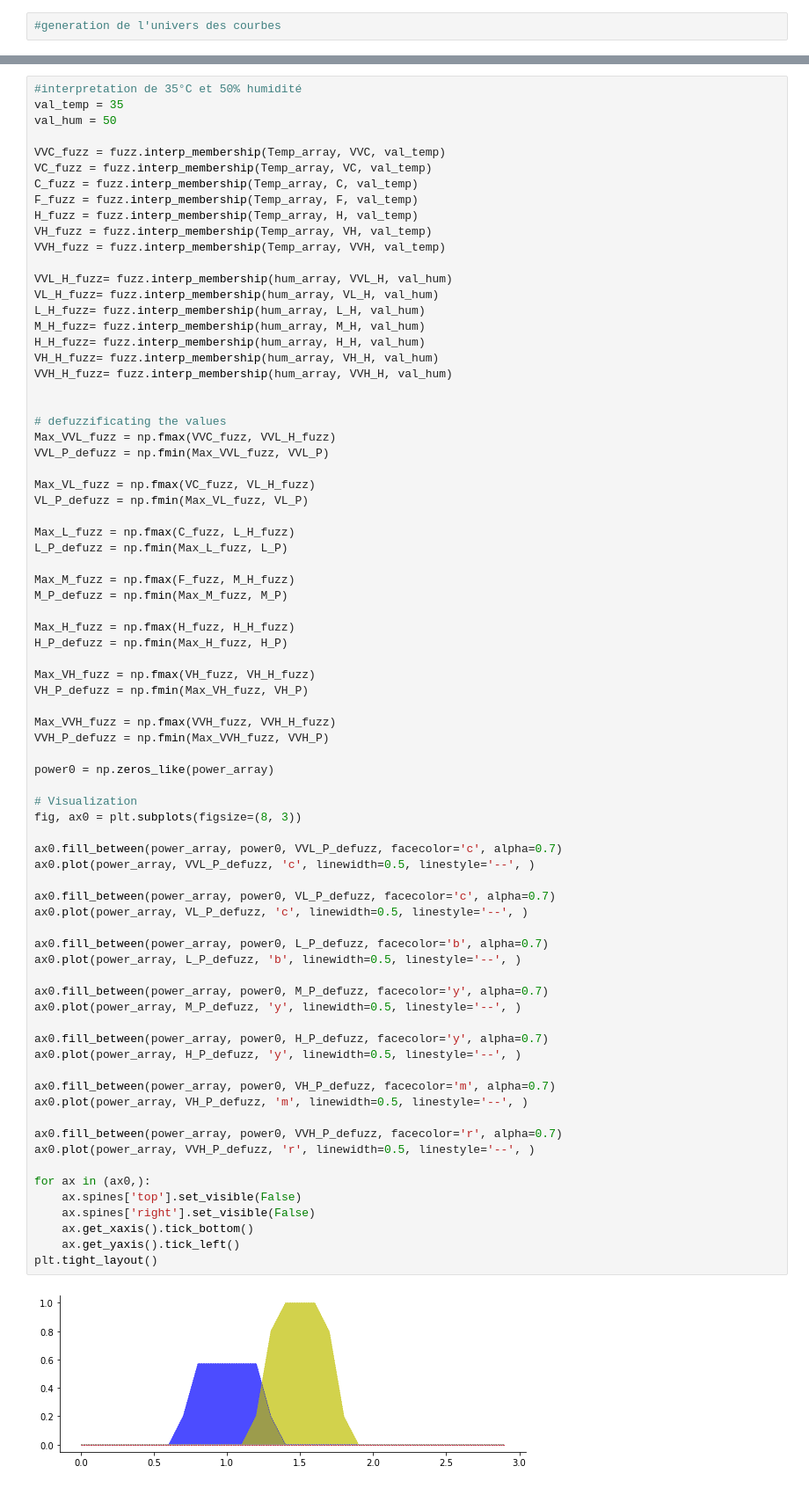
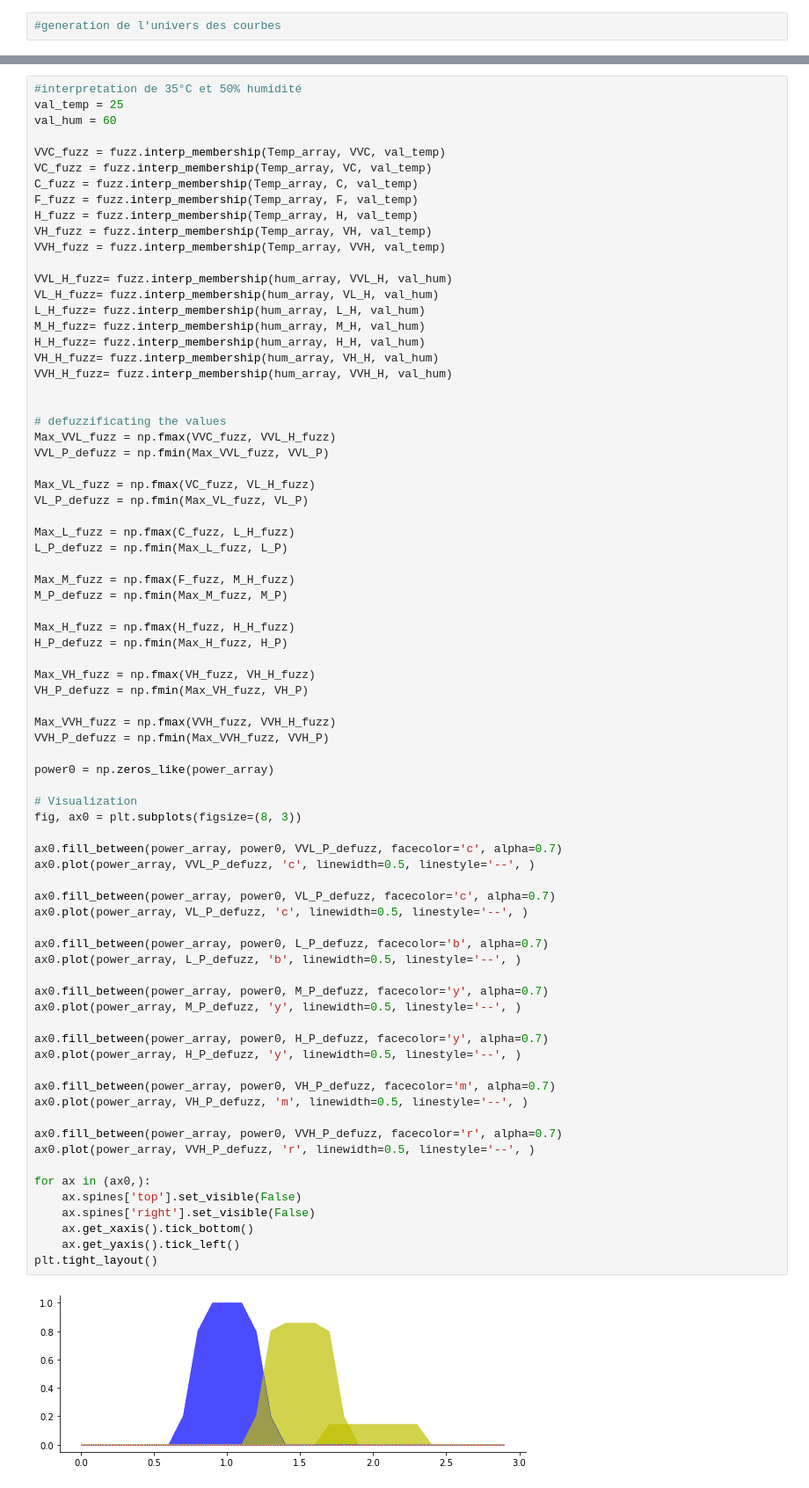
Before and after one commit to EDU-FRANCK-JUBIN/exos-systeme-expert-hebdox, a Jupyter notebook: Scikit-fuzzy.ipynb, the cells around one changed output, grey strips where cells are left out. Shown at 88% size. Cells and saved outputs as stored; diff of their text form.

```diff
--- a/Scikit-fuzzy.ipynb
+++ b/Scikit-fuzzy.ipynb
@@ -85,8 +85,8 @@ plt.tight_layout()
 [figure]
 # %%
 #interpretation de 35°C et 50% humidité
-val_temp = 35
-val_hum = 50
+val_temp = 25
+val_hum = 60
 
 VVC_fuzz = fuzz.interp_membership(Temp_array, VVC, val_temp)
 VC_fuzz = fuzz.interp_membership(Temp_array, VC, val_temp)
@@ -133,34 +133,34 @@ power0 = np.zeros_like(power_array)
 fig, ax0 = plt.subplots(figsize=(8, 3))
 
 ax0.fill_between(power_array, power0, VVL_P_defuzz, facecolor='c', alpha=0.7)
 ax0.plot(power_array, VVL_P_defuzz, 'c', linewidth=0.5, linestyle='--', )
 
 ax0.fill_between(power_array, power0, VL_P_defuzz, facecolor='c', alpha=0.7)
 ax0.plot(power_array, VL_P_defuzz, 'c', linewidth=0.5, linestyle='--', )
 
 ax0.fill_between(power_array, power0, L_P_defuzz, facecolor='b', alpha=0.7)
 ax0.plot(power_array, L_P_defuzz, 'b', linewidth=0.5, linestyle='--', )
 
 ax0.fill_between(power_array, power0, M_P_defuzz, facecolor='y', alpha=0.7)
 ax0.plot(power_array, M_P_defuzz, 'y', linewidth=0.5, linestyle='--', )
 
 ax0.fill_between(power_array, power0, H_P_defuzz, facecolor='y', alpha=0.7)
 ax0.plot(power_array, H_P_defuzz, 'y', linewidth=0.5, linestyle='--', )
 
 ax0.fill_between(power_array, power0, VH_P_defuzz, facecolor='m', alpha=0.7)
 ax0.plot(power_array, VH_P_defuzz, 'm', linewidth=0.5, linestyle='--', )
 
 ax0.fill_between(power_array, power0, VVH_P_defuzz, facecolor='r', alpha=0.7)
 ax0.plot(power_array, VVH_P_defuzz, 'r', linewidth=0.5, linestyle='--', )
 
 for ax in (ax0,):
     ax.spines['top'].set_visible(False)
     ax.spines['right'].set_visible(False)
     ax.get_xaxis().tick_bottom()
     ax.get_yaxis().tick_left()
 plt.tight_layout()
 # %% [output]
-[figure, old version]
+[figure, new version]
 # %%
 #merging data
 aggregated = np.fmax(VVL_P_defuzz,
```
Also changed, not shown: parts of 2 cells of this notebook, 2 other files.
